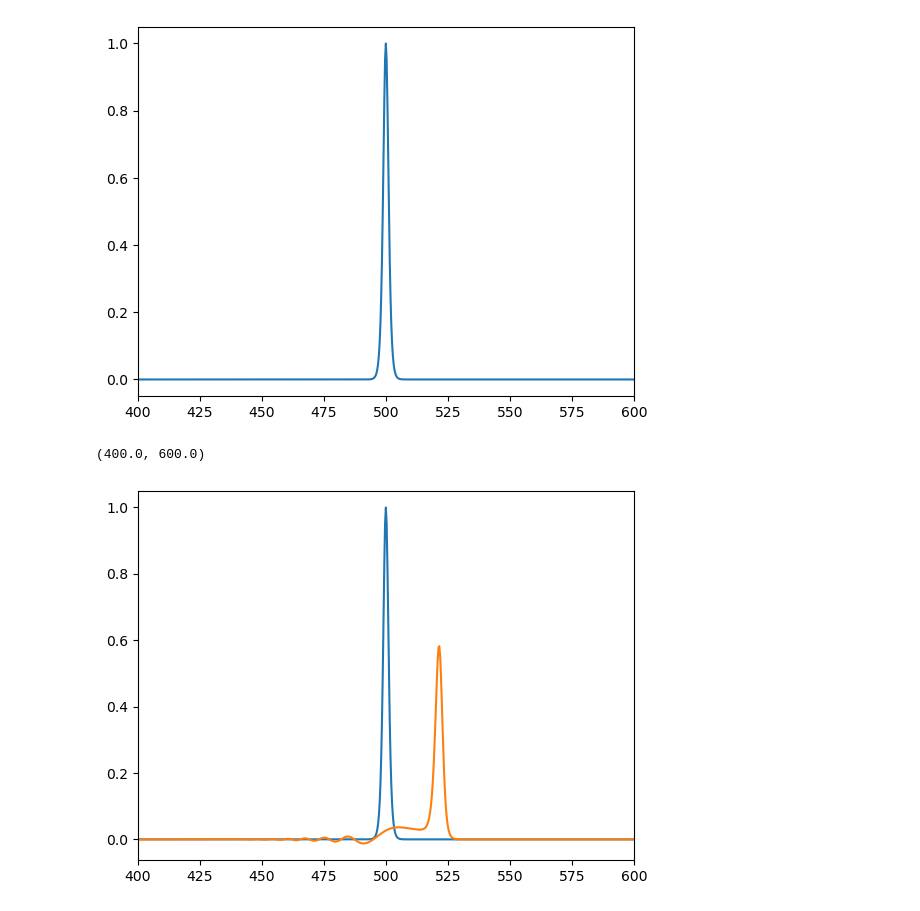
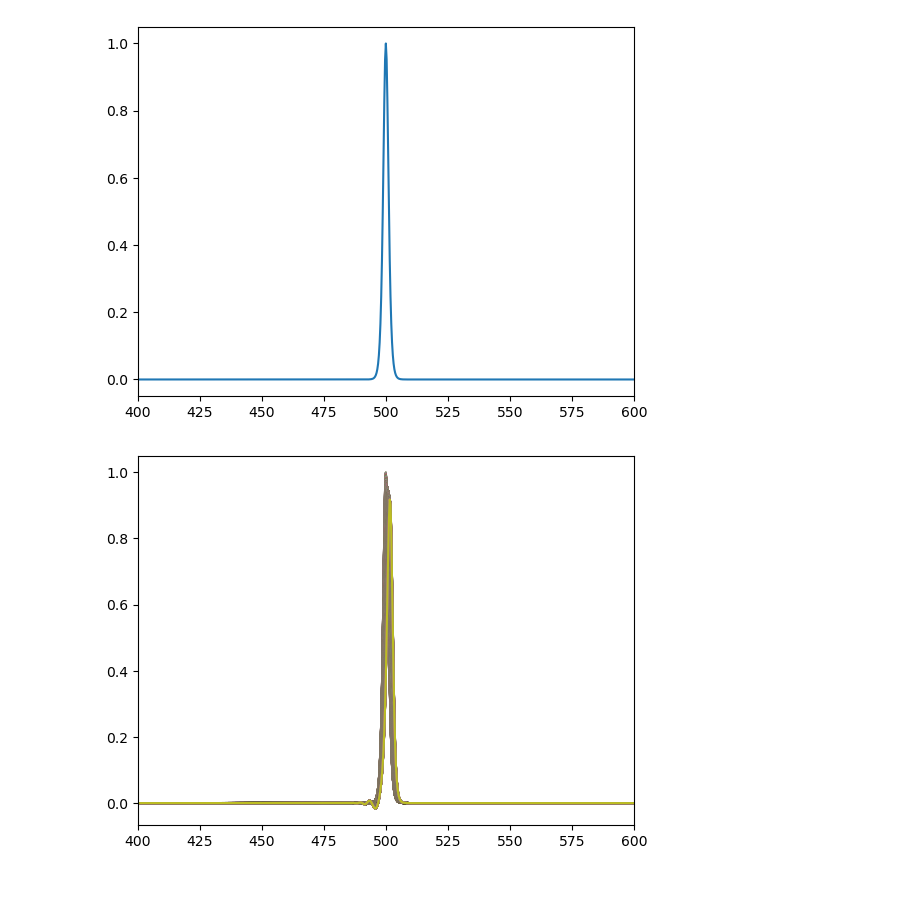
Before and after one commit to dszv/KdVB, a Jupyter notebook: ReadSol.ipynb, the cells around one changed output. Drawn from its saved outputs; the diff is of its cells as text; code cells hidden in the pictures.

```diff
--- a/ReadSol.ipynb
+++ b/ReadSol.ipynb
@@ -44,13 +60,12 @@ pl.xlim(400,600)
 # %% [output]
 (400.0, 600.0)
 [figure]
-# %%
-# for i in range(1000):
-#     pl.plot(radius[:], field[i,:])
-#     pl.xlim(400,600)
-pl.plot(radius[:], field[1,:])
-pl.plot(radius[:], field[lt-1,:])
-pl.xlim(400,600)
-# %% [output]
-(400.0, 600.0)
-[figure, removed]
+# %%
+for i in range(lt):
+    pl.plot(radius[:], field[i,:])
+    pl.xlim(400,600)
+# pl.plot(radius[:], field[1,:])
+# pl.plot(radius[:], field[lt-1,:])
+# pl.xlim(400,600)
+# %% [output]
+[figure, added]
```
Also changed, not shown: parts of 3 cells of this notebook, 3 other files.
